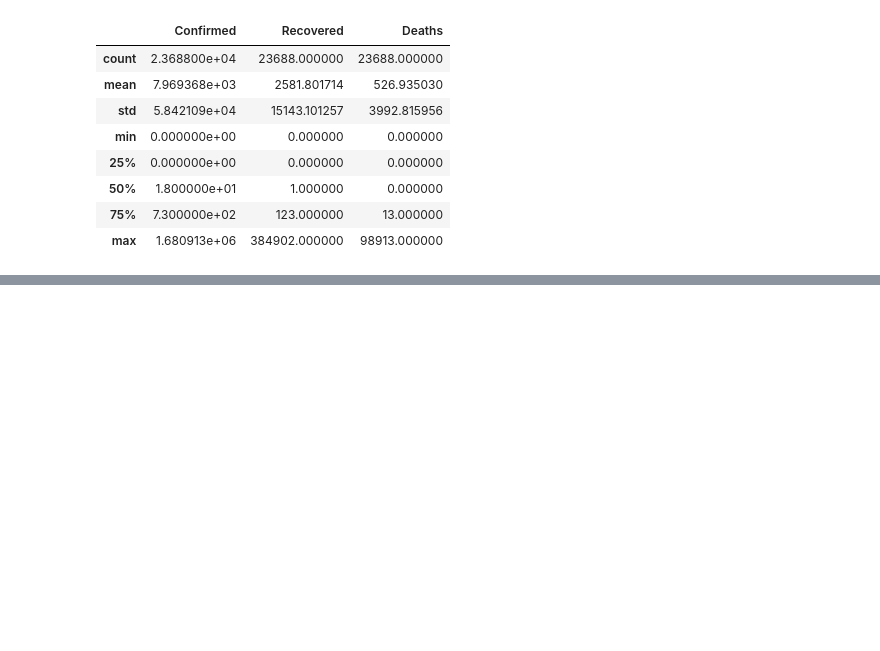
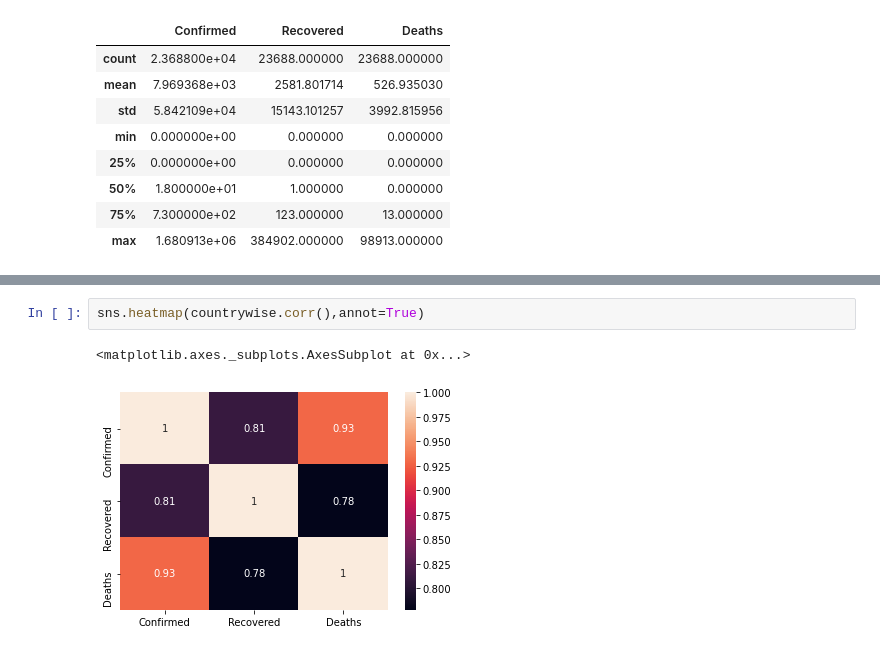
Before and after one commit to vara1994/projects, a Jupyter notebook: covid-19.ipynb, the cells around one changed output, grey strips where cells are left out. Cells and saved outputs as stored; diff of their text form; blank space fills up the shorter version.

```diff
--- a/covid-19.ipynb
+++ b/covid-19.ipynb
@@ -92,0 +56,5 @@ NameError: name 'px' is not defined
+# %%
+sns.heatmap(countrywise.corr(),annot=True)
+# %% [output]
+<matplotlib.axes._subplots.AxesSubplot at 0x...>
+[figure, added]
```
Also changed, not shown: parts of 8 cells of this notebook.
